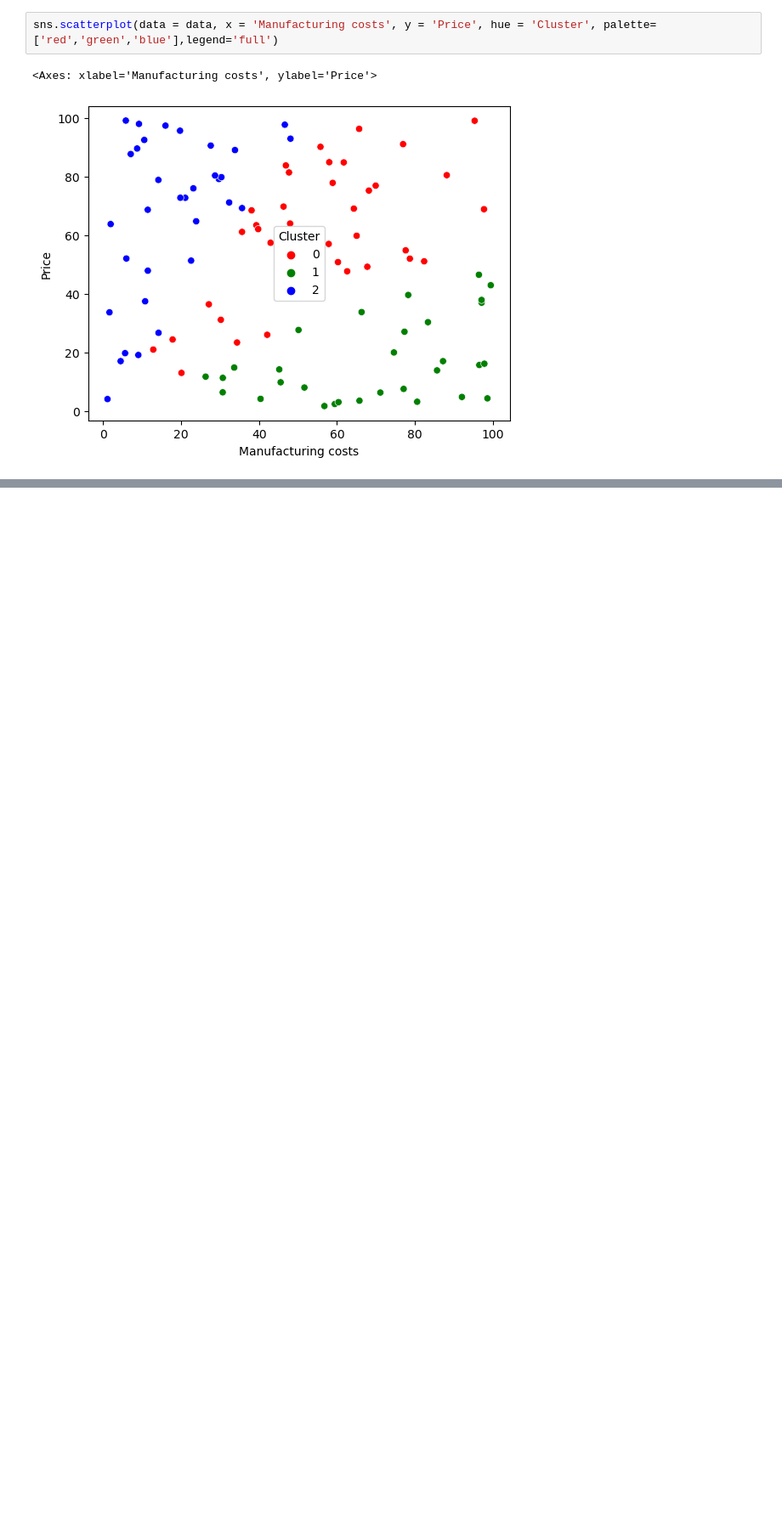
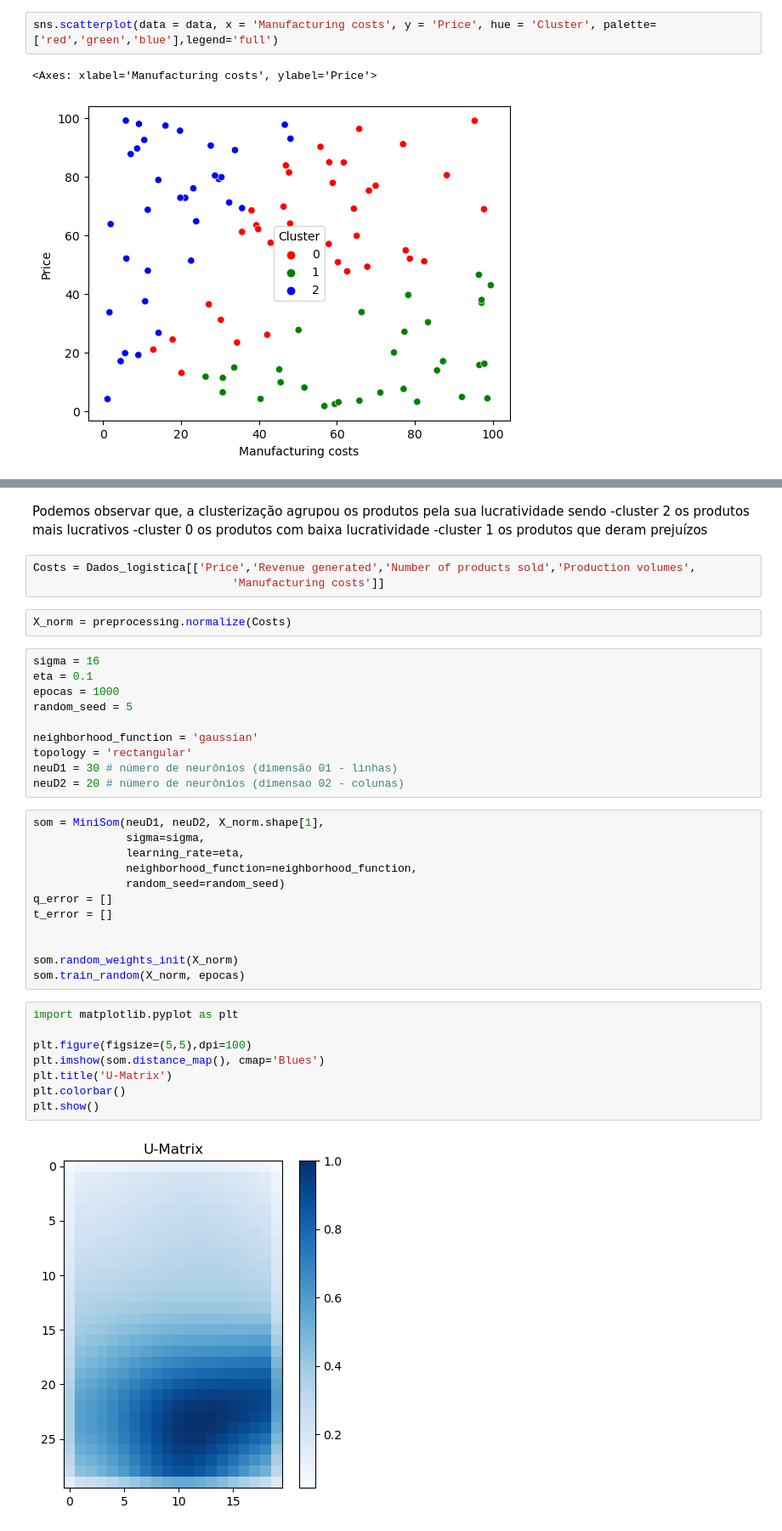
Before and after one commit to FelipeMP94/Analise-Exploratoria-Logistica, a Jupyter notebook: Logistica.ipynb, the cells around one changed output, grey strips where cells are left out. Shown: that part at 85% size. Drawn from its saved outputs; the diff is of its cells as text; blank space fills up the shorter version.

```diff
--- a/Logistica.ipynb
+++ b/Logistica.ipynb
@@ -122,0 +118,42 @@ Podemos observar que, a clusterização agrupou os produtos pela sua lucrativida
+# %% [markdown]
+Podemos observar que, a clusterização agrupou os produtos pela sua lucratividade sendo
+-cluster 2 os produtos mais lucrativos
+-cluster 0 os produtos com baixa lucratividade
+-cluster 1 os produtos que deram prejuízos
+# %%
+Costs = Dados_logistica[['Price','Revenue generated','Number of products sold','Production volumes',
+                              'Manufacturing costs']]
+# %%
+X_norm = preprocessing.normalize(Costs)
+# %%
+sigma = 16
+eta = 0.1
+epocas = 1000
+random_seed = 5
+
+neighborhood_function = 'gaussian'
+topology = 'rectangular'
+neuD1 = 30 # número de neurônios (dimensão 01 - linhas)
+neuD2 = 20 # número de neurônios (dimensao 02 - colunas)
+# %%
+som = MiniSom(neuD1, neuD2, X_norm.shape[1],
+              sigma=sigma,
+              learning_rate=eta,
+              neighborhood_function=neighborhood_function,
+              random_seed=random_seed)
+q_error = []
+t_error = []
+
+
+som.random_weights_init(X_norm)
+som.train_random(X_norm, epocas)
+# %%
+import matplotlib.pyplot as plt
+
+plt.figure(figsize=(5,5),dpi=100)
+plt.imshow(som.distance_map(), cmap='Blues')
+plt.title('U-Matrix')
+plt.colorbar()
+plt.show()
+# %% [output]
+[figure, added]
```
Also changed, not shown: parts of 15 cells of this notebook.
